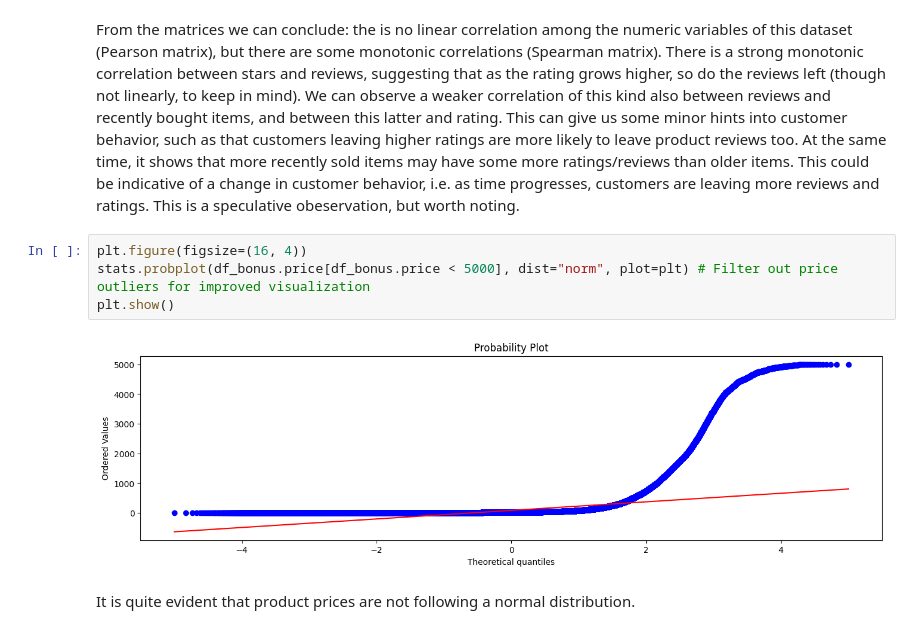
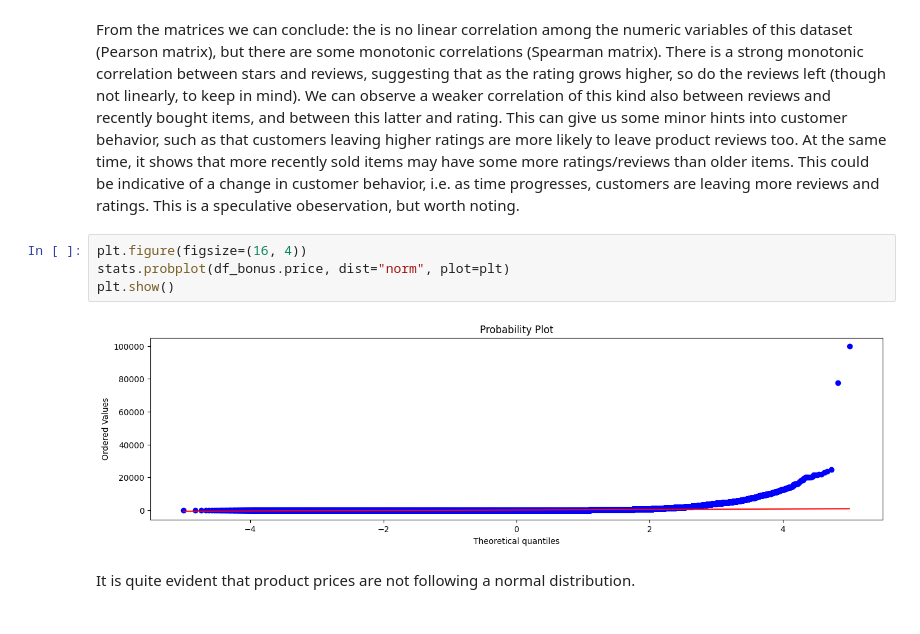
Before and after one commit to richim96/ironhack-eda-bivariate-analysis, a Jupyter notebook: lab_eda_bivariate.ipynb, the cells around one changed output. Drawn from its saved outputs; the diff is of its cells as text.

Commit message:
fix(lab): fix formula for removing outliers

```diff
--- a/lab_eda_bivariate.ipynb
+++ b/lab_eda_bivariate.ipynb
@@ -545,10 +550,10 @@ plt.show()
 From the matrices we can conclude: the is no linear correlation among the numeric variables of this dataset (Pearson matrix), but there are some monotonic correlations (Spearman matrix). There is a strong monotonic correlation between stars and reviews, suggesting that as the rating grows higher, so do the reviews left (though not linearly, to keep in mind). We can observe a weaker correlation of this kind also between reviews and recently bought items, and between this latter and rating. This can give us some minor hints into customer behavior, such as that customers leaving higher ratings are more likely to leave product reviews too. At the same time, it shows that more recently sold items may have some more ratings/reviews than older items. This could be indicative of a change in customer behavior, i.e. as time progresses, customers are leaving more reviews and ratings. This is a speculative obeservation, but worth noting.
 # %%
 plt.figure(figsize=(16, 4))
-stats.probplot(df_bonus.price[df_bonus.price < 5000], dist="norm", plot=plt) # Filter out price outliers for improved visualization
+stats.probplot(df_bonus.price, dist="norm", plot=plt)
 plt.show()
 # %% [output]
-[figure, old version]
+[figure, new version]
 # %% [markdown]
 It is quite evident that product prices are not following a normal distribution.
 # %% [markdown]
```
Also changed, not shown: parts of 17 cells of this notebook, 1 other file.
